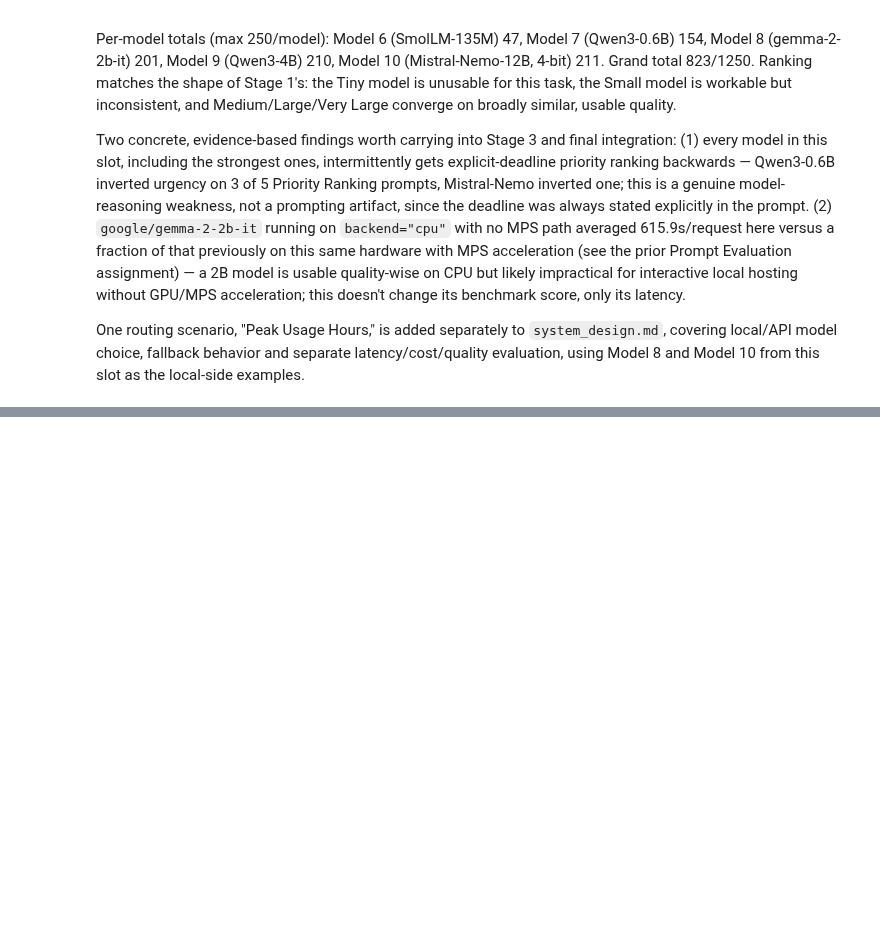
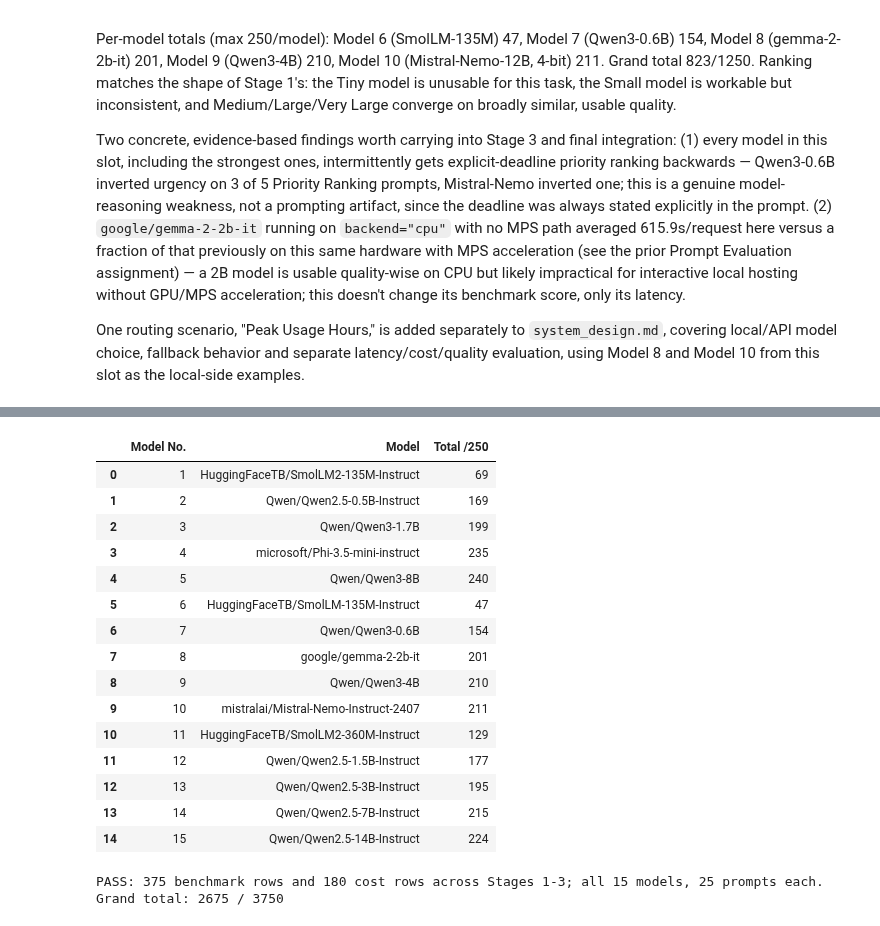
Before and after one commit to AshleyZhou-31/3_CozyDay, a Jupyter notebook: llm-test/multi_model_system.ipynb, the cells around one changed output, grey strips where cells are left out. Drawn from its saved outputs; the diff is of its cells as text; code cells hidden in the pictures; blank space fills up the shorter version.

```diff
--- a/llm-test/multi_model_system.ipynb
+++ b/llm-test/multi_model_system.ipynb
@@ -448,0 +593,40 @@ One routing scenario, "Peak Usage Hours," is added separately to `system_design.
+# %%
+all_benchmarks = pd.concat([pd.read_csv(RESULTS_DIR / f"a7_stage{i}_all_benchmarks.csv") for i in (1, 2, 3)],
+                           ignore_index=True)
+assert len(all_benchmarks) == 375
+assert sorted(all_benchmarks["Model No."].unique()) == list(range(1, 16))
+assert all_benchmarks.groupby("Model No.").size().eq(25).all()
+assert not all_benchmarks.duplicated(["Model No.", "Prompt ID"]).any()
+
+saved_local = pd.concat([pd.read_csv(RESULTS_DIR / f"a7_stage{i}_local_cost.csv") for i in (1, 2, 3)], ignore_index=True)
+saved_api = pd.concat([pd.read_csv(RESULTS_DIR / f"a7_stage{i}_api_cost.csv") for i in (1, 2, 3)], ignore_index=True)
+assert len(saved_local) == len(saved_api) == 90 and len(saved_local) + len(saved_api) == 180
+all_quotes = {int(k): v for k, v in json.loads((MODULE_DIR / "a7_api_pricing.json").read_text())["models"].items()}
+all_throughput = {n: {1: 60, 2: 45, 3: 30, 4: 20, 5: 12}[(n - 1) % 5 + 1] for n in range(1, 16)}
+re_local, re_api = calculate_costs(range(1, 16), model_matrix, all_throughput, all_quotes)
+pd.testing.assert_frame_equal(re_local, saved_local, check_dtype=False)
+pd.testing.assert_frame_equal(re_api, saved_api, check_dtype=False)
+
+totals = all_benchmarks.groupby(["Model No.", "Model"])["Self-Evaluation Score (1-10)"].sum().rename("Total /250")
+display(totals.reset_index())
+print("PASS: 375 benchmark rows and 180 cost rows across Stages 1-3; all 15 models, 25 prompts each.")
+print("Grand total:", int(all_benchmarks["Self-Evaluation Score (1-10)"].sum()), "/ 3750")
+# %% [output]
+|  | Model No. | Model | Total /250 |
+| 0 | 1 | HuggingFaceTB/SmolLM2-135M-Instruct | 69 |
+| 1 | 2 | Qwen/Qwen2.5-0.5B-Instruct | 169 |
+| 2 | 3 | Qwen/Qwen3-1.7B | 199 |
+| 3 | 4 | microsoft/Phi-3.5-mini-instruct | 235 |
+| 4 | 5 | Qwen/Qwen3-8B | 240 |
+| 5 | 6 | HuggingFaceTB/SmolLM-135M-Instruct | 47 |
+| 6 | 7 | Qwen/Qwen3-0.6B | 154 |
+| 7 | 8 | google/gemma-2-2b-it | 201 |
+| 8 | 9 | Qwen/Qwen3-4B | 210 |
+| 9 | 10 | mistralai/Mistral-Nemo-Instruct-2407 | 211 |
+| 10 | 11 | HuggingFaceTB/SmolLM2-360M-Instruct | 129 |
+| 11 | 12 | Qwen/Qwen2.5-1.5B-Instruct | 177 |
+| 12 | 13 | Qwen/Qwen2.5-3B-Instruct | 195 |
+| 13 | 14 | Qwen/Qwen2.5-7B-Instruct | 215 |
+| 14 | 15 | Qwen/Qwen2.5-14B-Instruct | 224 |
+PASS: 375 benchmark rows and 180 cost rows across Stages 1-3; all 15 models, 25 prompts each.
+Grand total: 2675 / 3750
```
Also changed, not shown: parts of 6 cells of this notebook, 17 other files.
